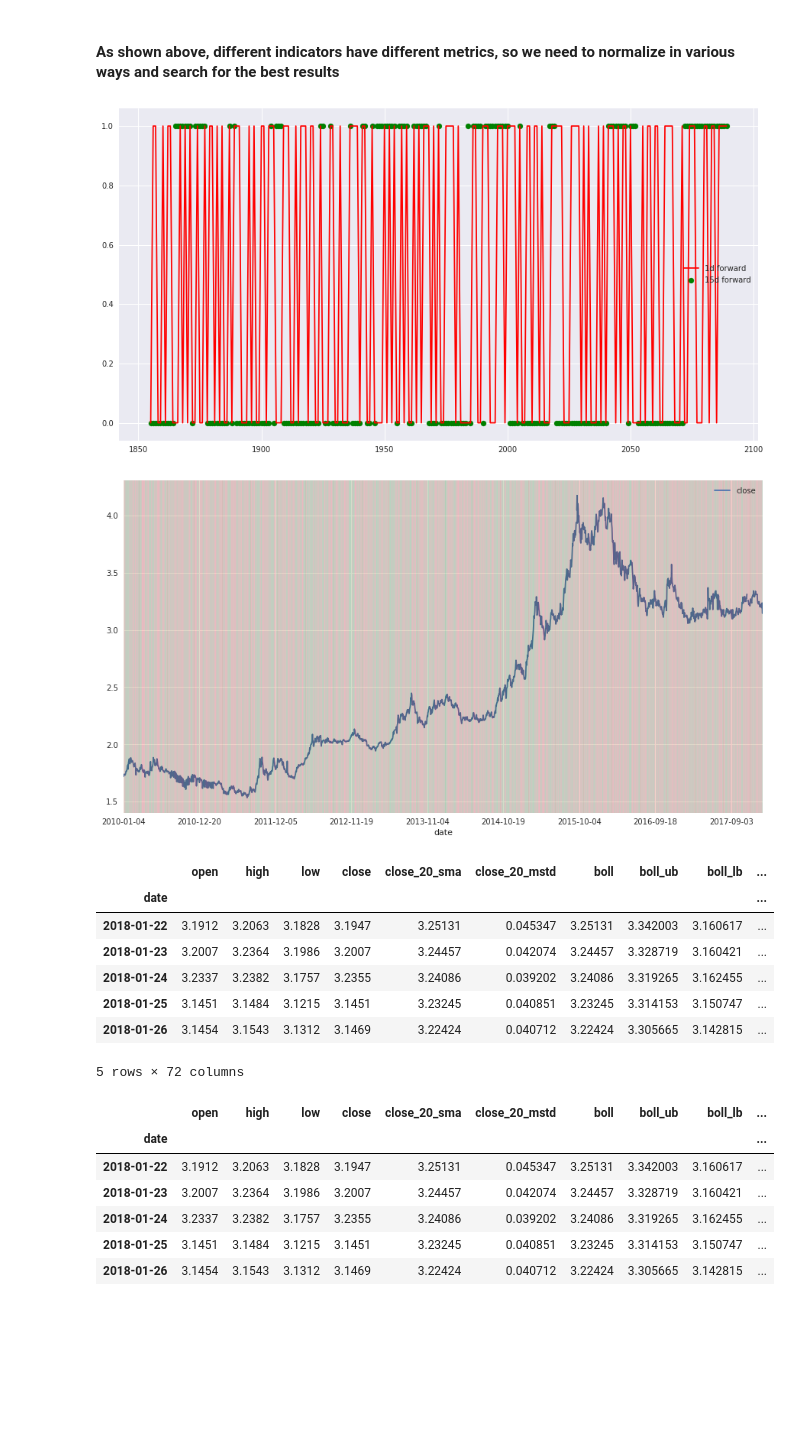
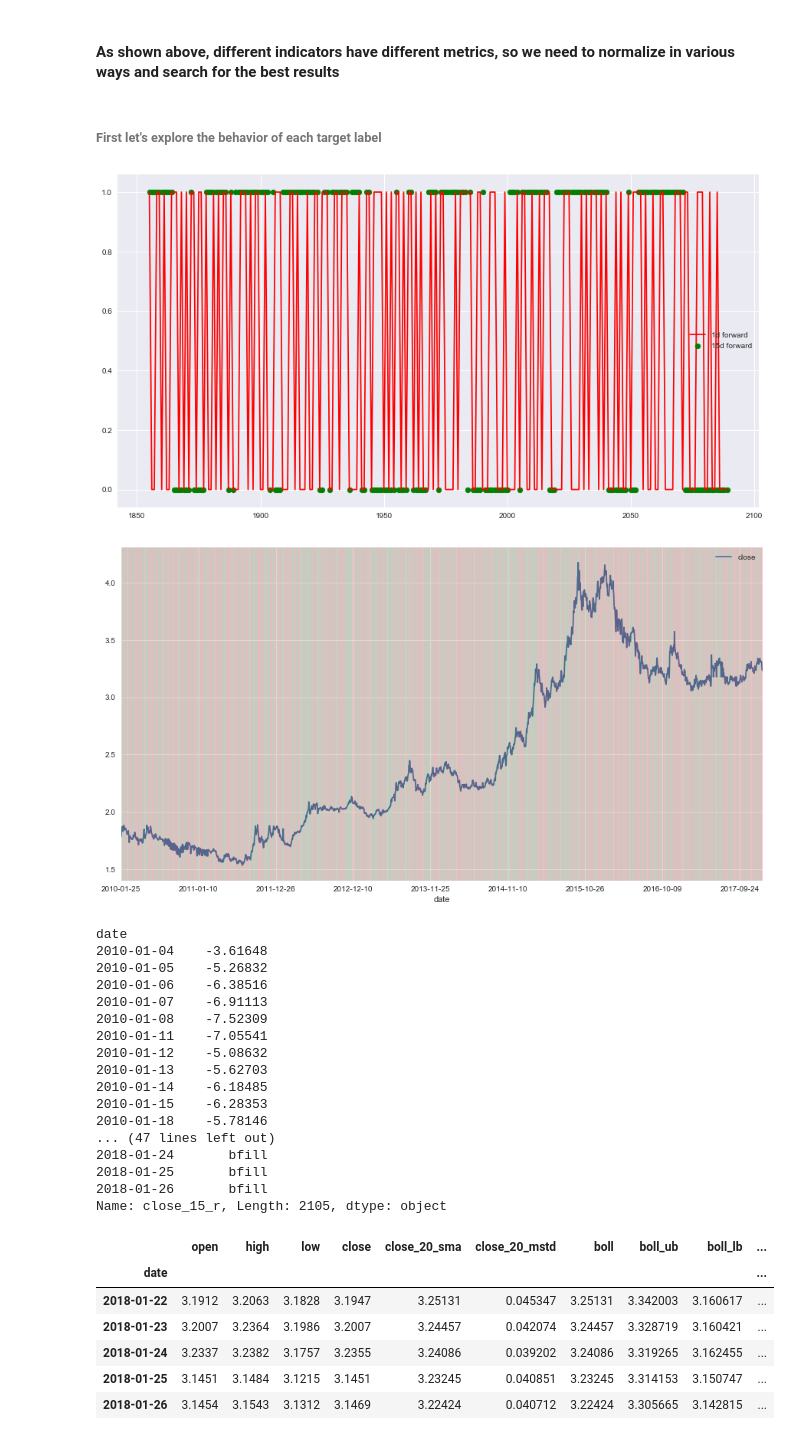
Before and after one commit to sudoFerraz/Kamaji-monitor, a Jupyter notebook: datasets/Dataset modeling for financial time series data.ipynb, the cells around one changed output. Cells and saved outputs as stored; diff of their text form; code cells hidden in the pictures; blank space fills up the shorter version.

```diff
--- a/datasets/Dataset modeling for financial time series data.ipynb
+++ b/datasets/Dataset modeling for financial time series data.ipynb
@@ -34,4 +34,6 @@ data.plot(figsize=(15,10))
 # %%
 data = pd.read_csv('USDBRL/all_indicators.csv')
+data = StockDataFrame.retype(data)
+copy = data.copy()
 display(data.tail())
 # %% [output]
@@ -99,0 +127,7 @@ display(data.tail())
+# %%
+#Back filling for holidays and exceptional days on the market
+data = data.fillna(method='bfill')
+data = data[1:-1]
+counter_without_nan = data.isnull().sum().sort_values(ascending=False)
+print " [+] Number of columns that does not have a nan: " + str(len(counter_without_nan))
+print " [+] Number of total columns: " + str(len(data.columns))
@@ -99,0 +155,13 @@ display(data.tail())
+# %%
+import matplotlib.mlab as mlab
+
+mu = data['close_-1_r'].mean()
+sigma = data['close_-1_r'].std()
+x = data['close_-1_r']
+num_bins = 50
+fig, ax = plt.subplots(figsize=(15,10))
+n, bins, patches = ax.hist(x, num_bins, normed=1)
+y = mlab.normpdf(bins, mu, sigma)
+ax.plot(bins, y, '--')
+ax.set_title('Histogram of 1-day Change $\mu=' + str(mu) + '$, $\sigma=' + str(sigma) + '$')
+plt.show()
@@ -108,5 +220,7 @@ data.plot(x=data.index, y=['close_20_sma','adx', 'cci'], figsize=(15, 10))
 # %% [markdown]
 #### As shown above, different indicators have different metrics, so we need to normalize in various ways and search for the best results
+# %% [markdown]
+###### First let's explore the behavior of each target label
 # %%
 #Labeling the different window frames
 ##Signaling the difference between a feature datapoint and the previous/next one
@@ -115,52 +229,66 @@ def labelwf(dataframe, wf):
     for i in wf:
         swf = str(i)
         dataframe['label' + swf] = \
         (dataframe['close'] - dataframe['close'].shift(i))/dataframe['close'].shift(i)
         dataframe['label' + swf] = dataframe['label' + swf].apply(lambda x:1 if x>0.0 else 0)
     return dataframe
 
 #Negative for looking future datapoints
 #Positive for looking backwards
 window_frames = [-1, -2, -15, 1, 2, 15]
-data = labelwf(data, window_frames)
+labeled_data = labelwf(data.copy(), window_frames)
 index = list(range(len(data)))
 index = index[-250:-15]
-label1 = data['label-1'].values
+label1 = labeled_data['label-1'].values
 label1 = label1[-250:-15]
-label15 = data['label-15'].values
+label15 = labeled_data['label-15'].values
 label15 = label15[-250:-15]
-
+c1 = copy['close_1_r'].apply(lambda x:0 if x>0.000 else 1)
+c15 = copy['close_15_r'].apply(lambda x:0 if x>0.000 else 1)
+index = list(range(len(c1)))
+index = index[-250:-15]
 
 fig, ax = plt.subplots(figsize=(15, 8), sharey=True)
-ax.plot(index, label1, label='1d forward', color='r')
-ax.scatter(index, label15, label='15d forward', color='g')
+ax.plot(index, c1[-250:-15], label='1d forward', color='r')
+ax.scatter(index, c15[-250:-15], label='15d forward', color='g')
 ax.legend()
 
 
-data['index'] = list(range(len(data)))
+labeled_data['index'] = list(range(len(data)))
 data.plot(y='close', figsize=(15, 8))
-for r in data.iterrows():
+for r in labeled_data.iterrows():
     if r[1]['label1'] == 1:
         plt.axvline(x=r[1]['index'], linewidth=0.3, alpha=0.3, color='g')
     else:
         plt.axvline(x=r[1]['index'], linewidth=0.3, alpha=0.3, color='r')
 
 #data.plot(x=data.index, y=['label1','label2','label15'])
 #data.plot(x=data.index, y=['label-1','label-2', 'label-15'])
 plt.show()
 data = data.drop('index', 1)
-display(data.tail())
 # %% [output]
-[figure, old version]
+[figure, new version]
-[figure, old version]
+[figure, new version]
-|  | open | high | low | close | close_20_sma | close_20_mstd | boll | boll_ub | boll_lb | ... |
-| date |  |  |  |  |  |  |  |  |  | ... |
-| 2018-01-22 | 3.1912 | 3.2063 | 3.1828 | 3.1947 | 3.25131 | 0.045347 | 3.25131 | 3.342003 | 3.160617 | ... |
-| 2018-01-23 | 3.2007 | 3.2364 | 3.1986 | 3.2007 | 3.24457 | 0.042074 | 3.24457 | 3.328719 | 3.160421 | ... |
-| 2018-01-24 | 3.2337 | 3.2382 | 3.1757 | 3.2355 | 3.24086 | 0.039202 | 3.24086 | 3.319265 | 3.162455 | ... |
-| 2018-01-25 | 3.1451 | 3.1484 | 3.1215 | 3.1451 | 3.23245 | 0.040851 | 3.23245 | 3.314153 | 3.150747 | ... |
-| 2018-01-26 | 3.1454 | 3.1543 | 3.1312 | 3.1469 | 3.22424 | 0.040712 | 3.22424 | 3.305665 | 3.142815 | ... |
-5 rows × 72 columns
+# %%
+copy['close_15_r']
+# %% [output]
+date
+2010-01-04    -3.61648
+2010-01-05    -5.26832
+2010-01-06    -6.38516
+2010-01-07    -6.91113
+2010-01-08    -7.52309
+2010-01-11    -7.05541
+2010-01-12    -5.08632
+2010-01-13    -5.62703
+2010-01-14    -6.18485
+2010-01-15    -6.28353
+2010-01-18    -5.78146
+... (47 lines left out)
+2018-01-24       bfill
+2018-01-25       bfill
+2018-01-26       bfill
+Name: close_15_r, Length: 2105, dtype: object
 # %%
 #Normalizing the features datapoints
 #Accordingly to its window frame
```
Also changed, not shown: parts of 29 cells of this notebook.
